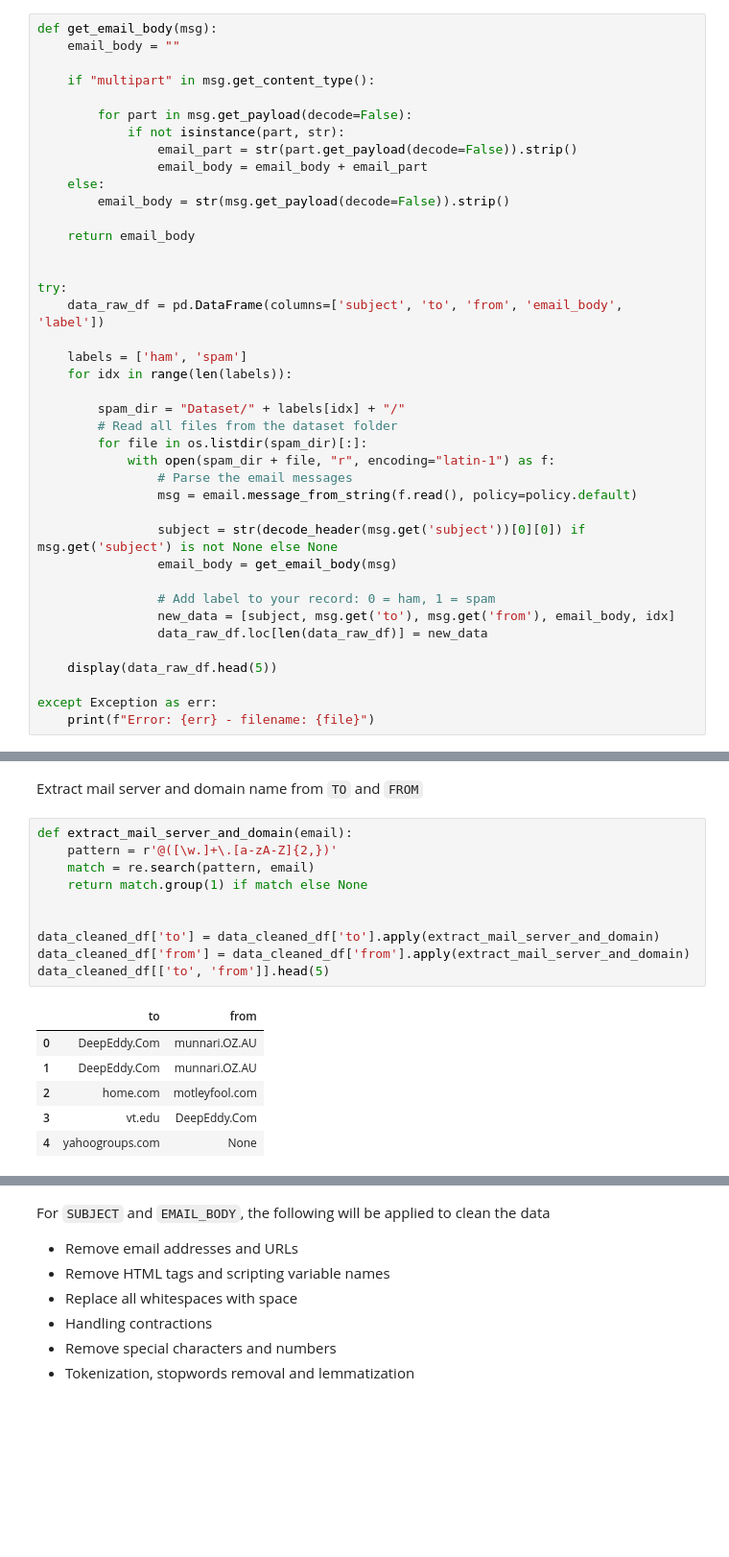
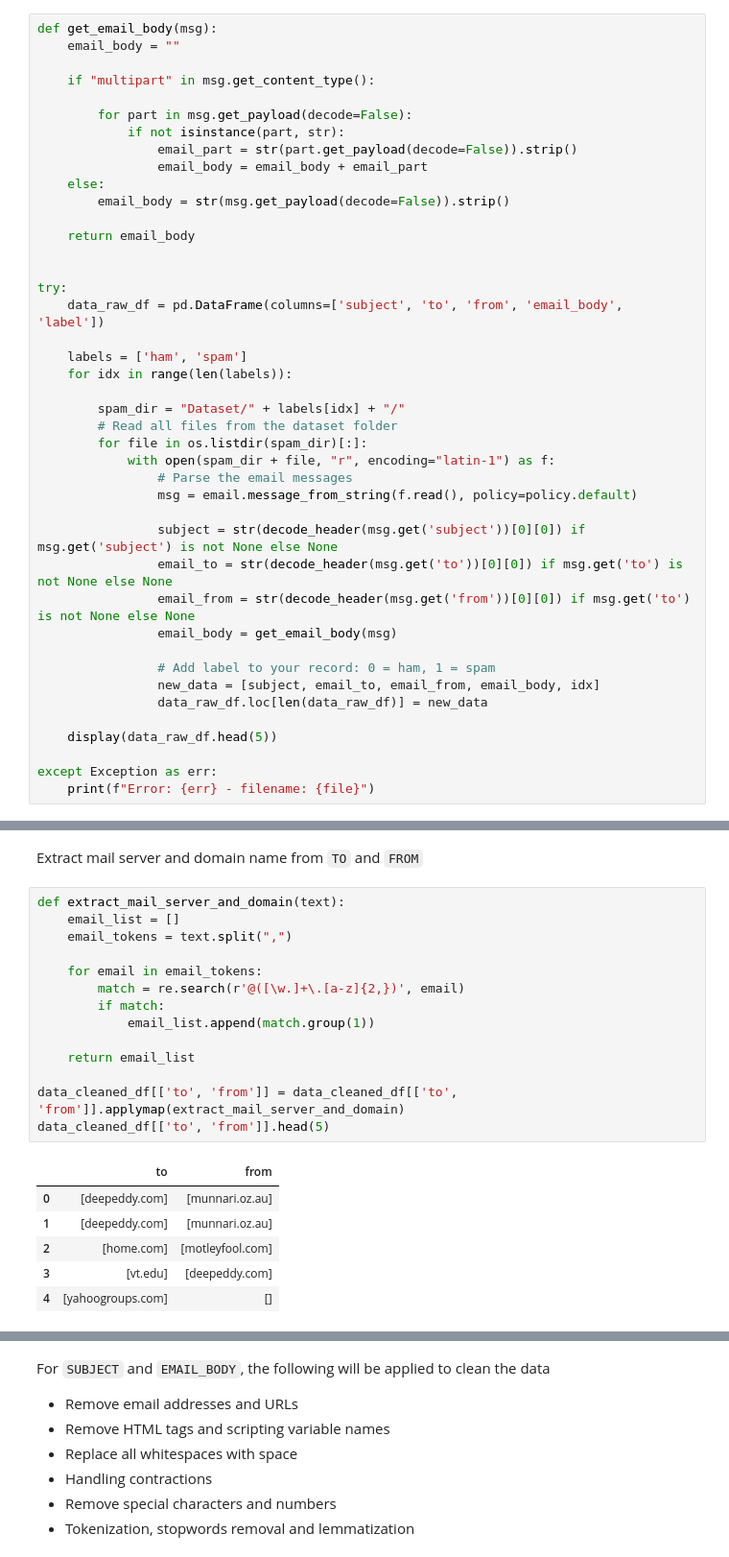
Before and after one commit to abccastro/Email-Spam-or-Ham-Detector-using-Naive-Bayes, a Jupyter notebook: Email Spam or Ham Detector using Naive Bayes.ipynb, the cells around one changed output, grey strips where cells are left out. Shown at 96% size. Cells and saved outputs as stored; diff of their text form; blank space fills up the shorter version.

Commit message:
added graphs for TO and FROM emails. optimized the codes when replacing cleaning text.

```diff
--- a/Email Spam or Ham Detector using Naive Bayes.ipynb
+++ b/Email Spam or Ham Detector using Naive Bayes.ipynb
@@ -54,10 +61,12 @@ try:
                 msg = email.message_from_string(f.read(), policy=policy.default)
 
                 subject = str(decode_header(msg.get('subject'))[0][0]) if msg.get('subject') is not None else None
+                email_to = str(decode_header(msg.get('to'))[0][0]) if msg.get('to') is not None else None
+                email_from = str(decode_header(msg.get('from'))[0][0]) if msg.get('to') is not None else None
                 email_body = get_email_body(msg)
 
                 # Add label to your record: 0 = ham, 1 = spam
-                new_data = [subject, msg.get('to'), msg.get('from'), email_body, idx]
+                new_data = [subject, email_to, email_from, email_body, idx]
                 data_raw_df.loc[len(data_raw_df)] = new_data
 
     display(data_raw_df.head(5))
@@ -119,19 +120,23 @@ data_cleaned_df.head(5)
 # %% [markdown]
 Extract mail server and domain name from `TO` and `FROM`
 # %%
-def extract_mail_server_and_domain(email):
-    pattern = r'@([\w.]+\.[a-zA-Z]{2,})'
-    match = re.search(pattern, email)
-    return match.group(1) if match else None
+def extract_mail_server_and_domain(text):
+    email_list = []
+    email_tokens = text.split(",")
 
+    for email in email_tokens:
+        match = re.search(r'@([\w.]+\.[a-z]{2,})', email)
+        if match:
+            email_list.append(match.group(1))
 
-data_cleaned_df['to'] = data_cleaned_df['to'].apply(extract_mail_server_and_domain)
-data_cleaned_df['from'] = data_cleaned_df['from'].apply(extract_mail_server_and_domain)
+    return email_list
+
+data_cleaned_df[['to', 'from']] = data_cleaned_df[['to', 'from']].applymap(extract_mail_server_and_domain)
 data_cleaned_df[['to', 'from']].head(5)
 # %% [output]
 |  | to | from |
-| 0 | DeepEddy.Com | munnari.OZ.AU |
-| 1 | DeepEddy.Com | munnari.OZ.AU |
-| 2 | home.com | motleyfool.com |
-| 3 | vt.edu | DeepEddy.Com |
-| 4 | yahoogroups.com | None |
+| 0 | [deepeddy.com] | [munnari.oz.au] |
+| 1 | [deepeddy.com] | [munnari.oz.au] |
+| 2 | [home.com] | [motleyfool.com] |
+| 3 | [vt.edu] | [deepeddy.com] |
+| 4 | [yahoogroups.com] | [] |
```
Also changed, not shown: parts of 11 cells of this notebook.
